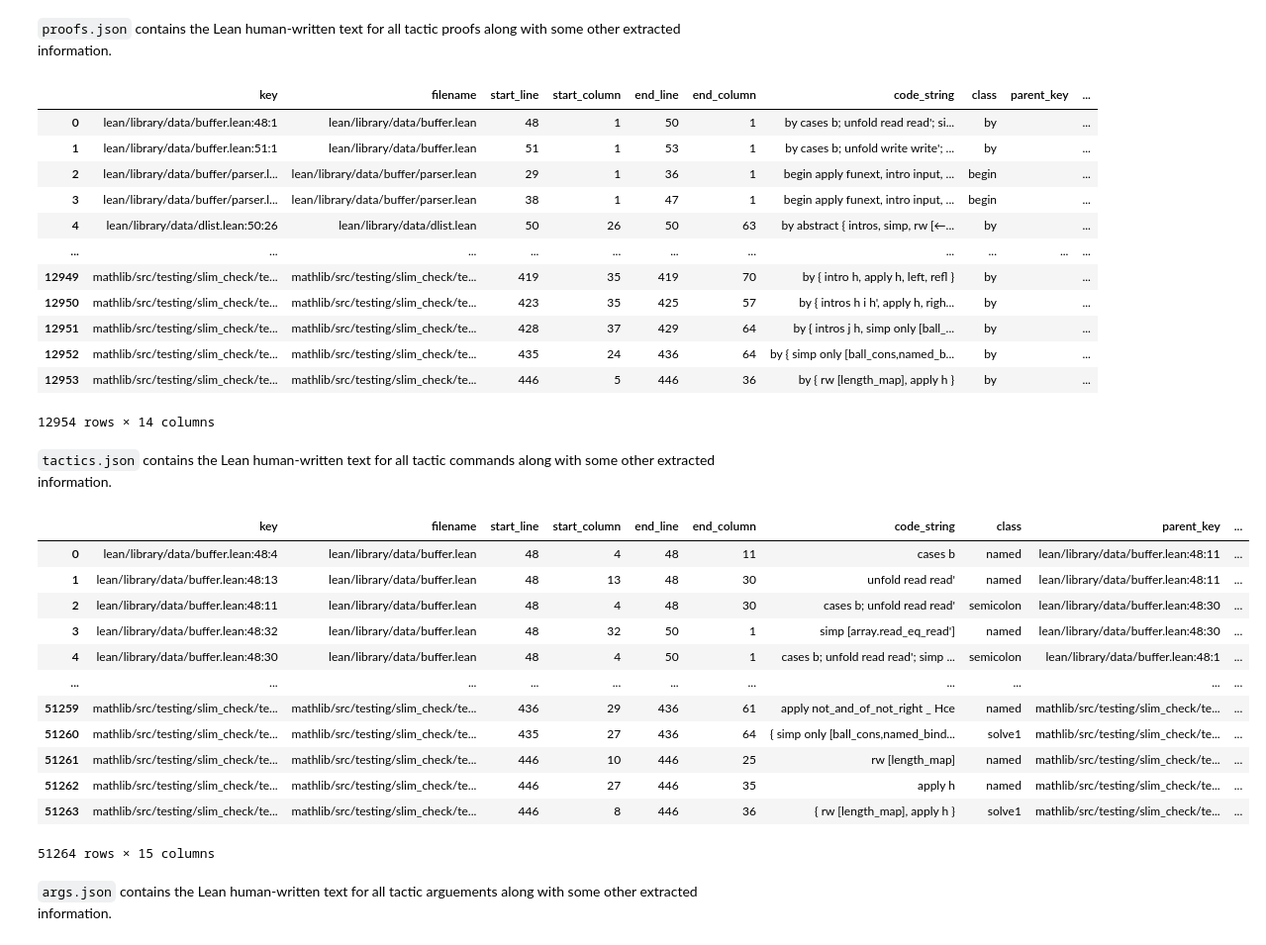
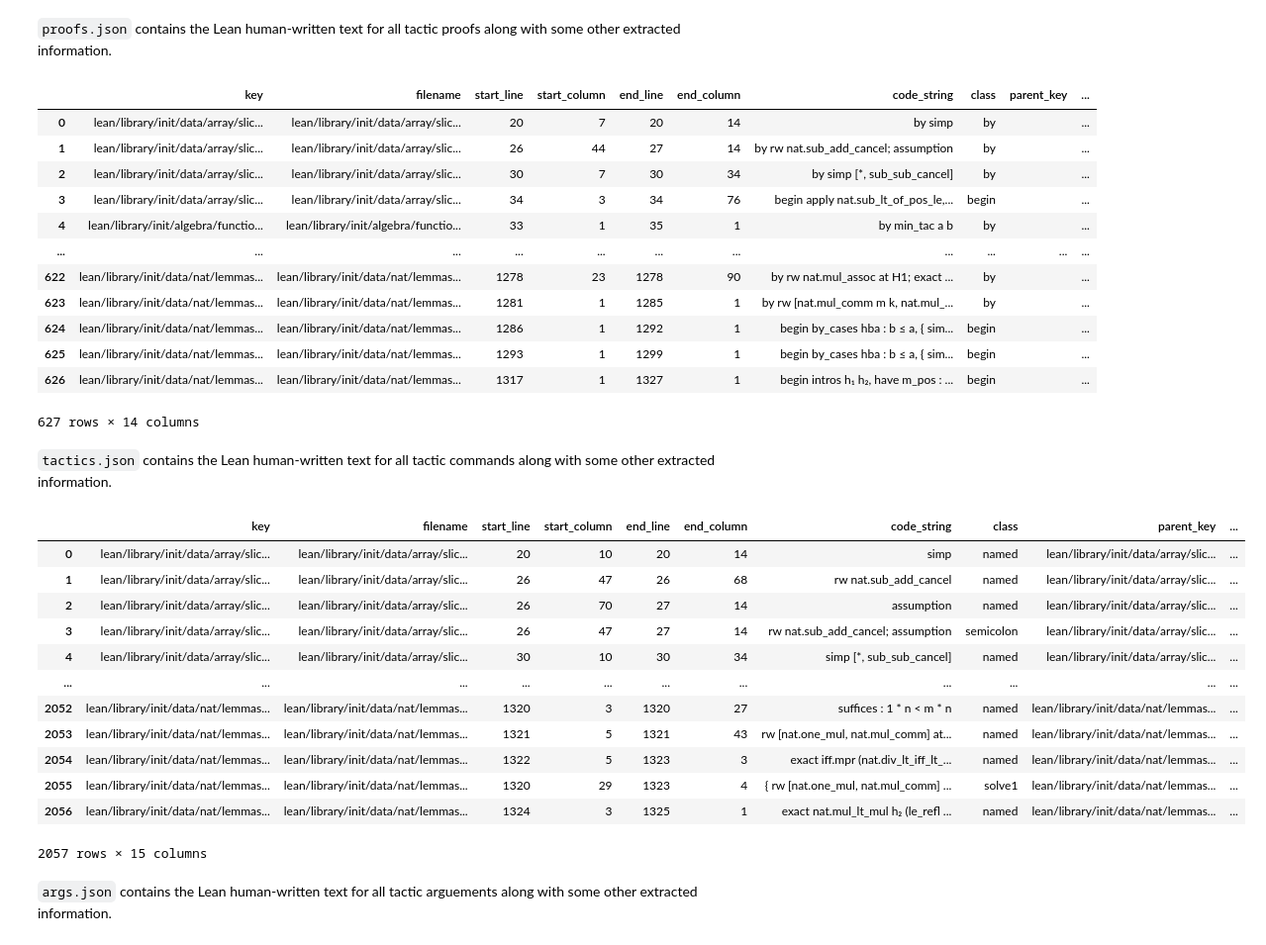
Before and after one commit to jasonrute/lean_proof_recording, a Jupyter notebook: data_examples.ipynb, the cells around one changed output. Shown at 99% size. Cells and saved outputs as stored; diff of their text form; code cells hidden in the pictures.

```diff
--- a/data_examples.ipynb
+++ b/data_examples.ipynb
@@ -12,5 +10,5 @@ import numpy as np
 # %%
-DATA_DIRECTORY = './data/'  # change as necessary
+DATA_DIRECTORY = Path("./data/")  # change as necessary
 # %% [markdown]
 ## The traced data
 # %% [markdown]
@@ -141,41 +149,49 @@ proof_trees[0]
 # %% [markdown]
 `proofs.json` contains the Lean human-written text for all tactic proofs along with some other extracted information.
 # %%
-proofs = pd.read_json(DATA_DIRECTORY + 'extracted_proof_data/proofs.json', orient='records')
+proofs = pd.read_json(
+    DATA_DIRECTORY / "extracted_proof_data" / "proofs.jsonl",
+    orient="records",
+    lines=True
+)
 proofs
 # %% [output]
 |  | key | filename | start_line | start_column | end_line | end_column | code_string | class | parent_key | ... |
-| 0 | lean/library/data/buffer.lean:48:1 | lean/library/data/buffer.lean | 48 | 1 | 50 | 1 | by cases b; unfold read read'; si... | by |  | ... |
-| 1 | lean/library/data/buffer.lean:51:1 | lean/library/data/buffer.lean | 51 | 1 | 53 | 1 | by cases b; unfold write write'; ... | by |  | ... |
-| 2 | lean/library/data/buffer/parser.l... | lean/library/data/buffer/parser.lean | 29 | 1 | 36 | 1 | begin apply funext, intro input, ... | begin |  | ... |
-| 3 | lean/library/data/buffer/parser.l... | lean/library/data/buffer/parser.lean | 38 | 1 | 47 | 1 | begin apply funext, intro input, ... | begin |  | ... |
-| 4 | lean/library/data/dlist.lean:50:26 | lean/library/data/dlist.lean | 50 | 26 | 50 | 63 | by abstract { intros, simp, rw [←... | by |  | ... |
+| 0 | lean/library/init/data/array/slic... | lean/library/init/data/array/slic... | 20 | 7 | 20 | 14 | by simp | by |  | ... |
+| 1 | lean/library/init/data/array/slic... | lean/library/init/data/array/slic... | 26 | 44 | 27 | 14 | by rw nat.sub_add_cancel; assumption | by |  | ... |
+| 2 | lean/library/init/data/array/slic... | lean/library/init/data/array/slic... | 30 | 7 | 30 | 34 | by simp [*, sub_sub_cancel] | by |  | ... |
+| 3 | lean/library/init/data/array/slic... | lean/library/init/data/array/slic... | 34 | 3 | 34 | 76 | begin apply nat.sub_lt_of_pos_le,... | begin |  | ... |
+| 4 | lean/library/init/algebra/functio... | lean/library/init/algebra/functio... | 33 | 1 | 35 | 1 | by min_tac a b | by |  | ... |
 | ... | ... | ... | ... | ... | ... | ... | ... | ... | ... | ... |
-| 12949 | mathlib/src/testing/slim_check/te... | mathlib/src/testing/slim_check/te... | 419 | 35 | 419 | 70 | by { intro h, apply h, left, refl } | by |  | ... |
-| 12950 | mathlib/src/testing/slim_check/te... | mathlib/src/testing/slim_check/te... | 423 | 35 | 425 | 57 | by { intros h i h', apply h, righ... | by |  | ... |
-| 12951 | mathlib/src/testing/slim_check/te... | mathlib/src/testing/slim_check/te... | 428 | 37 | 429 | 64 | by { intros j h, simp only [ball_... | by |  | ... |
-| 12952 | mathlib/src/testing/slim_check/te... | mathlib/src/testing/slim_check/te... | 435 | 24 | 436 | 64 | by { simp only [ball_cons,named_b... | by |  | ... |
-| 12953 | mathlib/src/testing/slim_check/te... | mathlib/src/testing/slim_check/te... | 446 | 5 | 446 | 36 | by { rw [length_map], apply h } | by |  | ... |
+| 622 | lean/library/init/data/nat/lemmas... | lean/library/init/data/nat/lemmas... | 1278 | 23 | 1278 | 90 | by rw nat.mul_assoc at H1; exact ... | by |  | ... |
+| 623 | lean/library/init/data/nat/lemmas... | lean/library/init/data/nat/lemmas... | 1281 | 1 | 1285 | 1 | by rw [nat.mul_comm m k, nat.mul_... | by |  | ... |
+| 624 | lean/library/init/data/nat/lemmas... | lean/library/init/data/nat/lemmas... | 1286 | 1 | 1292 | 1 | begin by_cases hba : b ≤ a, { sim... | begin |  | ... |
+| 625 | lean/library/init/data/nat/lemmas... | lean/library/init/data/nat/lemmas... | 1293 | 1 | 1299 | 1 | begin by_cases hba : b ≤ a, { sim... | begin |  | ... |
+| 626 | lean/library/init/data/nat/lemmas... | lean/library/init/data/nat/lemmas... | 1317 | 1 | 1327 | 1 | begin intros h₁ h₂, have m_pos : ... | begin |  | ... |
-12954 rows × 14 columns
+627 rows × 14 columns
 # %% [markdown]
 `tactics.json` contains the Lean human-written text for all tactic commands along with some other extracted information.
 # %%
-tactics = pd.read_json(DATA_DIRECTORY + 'extracted_proof_data/tactics.json', orient='records')
+tactics = pd.read_json(
+    DATA_DIRECTORY / "extracted_proof_data" / "tactics.jsonl",
+    orient='records',
+    lines=True
+)
 tactics
 # %% [output]
 |  | key | filename | start_line | start_column | end_line | end_column | code_string | class | parent_key | ... |
-| 0 | lean/library/data/buffer.lean:48:4 | lean/library/data/buffer.lean | 48 | 4 | 48 | 11 | cases b | named | lean/library/data/buffer.lean:48:11 | ... |
-| 1 | lean/library/data/buffer.lean:48:13 | lean/library/data/buffer.lean | 48 | 13 | 48 | 30 | unfold read read' | named | lean/library/data/buffer.lean:48:11 | ... |
-| 2 | lean/library/data/buffer.lean:48:11 | lean/library/data/buffer.lean | 48 | 4 | 48 | 30 | cases b; unfold read read' | semicolon | lean/library/data/buffer.lean:48:30 | ... |
-| 3 | lean/library/data/buffer.lean:48:32 | lean/library/data/buffer.lean | 48 | 32 | 50 | 1 | simp [array.read_eq_read'] | named | lean/library/data/buffer.lean:48:30 | ... |
-| 4 | lean/library/data/buffer.lean:48:30 | lean/library/data/buffer.lean | 48 | 4 | 50 | 1 | cases b; unfold read read'; simp ... | semicolon | lean/library/data/buffer.lean:48:1 | ... |
+| 0 | lean/library/init/data/array/slic... | lean/library/init/data/array/slic... | 20 | 10 | 20 | 14 | simp | named | lean/library/init/data/array/slic... | ... |
+| 1 | lean/library/init/data/array/slic... | lean/library/init/data/array/slic... | 26 | 47 | 26 | 68 | rw nat.sub_add_cancel | named | lean/library/init/data/array/slic... | ... |
+| 2 | lean/library/init/data/array/slic... | lean/library/init/data/array/slic... | 26 | 70 | 27 | 14 | assumption | named | lean/library/init/data/array/slic... | ... |
+| 3 | lean/library/init/data/array/slic... | lean/library/init/data/array/slic... | 26 | 47 | 27 | 14 | rw nat.sub_add_cancel; assumption | semicolon | lean/library/init/data/array/slic... | ... |
+| 4 | lean/library/init/data/array/slic... | lean/library/init/data/array/slic... | 30 | 10 | 30 | 34 | simp [*, sub_sub_cancel] | named | lean/library/init/data/array/slic... | ... |
 | ... | ... | ... | ... | ... | ... | ... | ... | ... | ... | ... |
-| 51259 | mathlib/src/testing/slim_check/te... | mathlib/src/testing/slim_check/te... | 436 | 29 | 436 | 61 | apply not_and_of_not_right _ Hce | named | mathlib/src/testing/slim_check/te... | ... |
-| 51260 | mathlib/src/testing/slim_check/te... | mathlib/src/testing/slim_check/te... | 435 | 27 | 436 | 64 | { simp only [ball_cons,named_bind... | solve1 | mathlib/src/testing/slim_check/te... | ... |
-| 51261 | mathlib/src/testing/slim_check/te... | mathlib/src/testing/slim_check/te... | 446 | 10 | 446 | 25 | rw [length_map] | named | mathlib/src/testing/slim_check/te... | ... |
-| 51262 | mathlib/src/testing/slim_check/te... | mathlib/src/testing/slim_check/te... | 446 | 27 | 446 | 35 | apply h | named | mathlib/src/testing/slim_check/te... | ... |
-| 51263 | mathlib/src/testing/slim_check/te... | mathlib/src/testing/slim_check/te... | 446 | 8 | 446 | 36 | { rw [length_map], apply h } | solve1 | mathlib/src/testing/slim_check/te... | ... |
+| 2052 | lean/library/init/data/nat/lemmas... | lean/library/init/data/nat/lemmas... | 1320 | 3 | 1320 | 27 | suffices : 1 * n < m * n | named | lean/library/init/data/nat/lemmas... | ... |
+| 2053 | lean/library/init/data/nat/lemmas... | lean/library/init/data/nat/lemmas... | 1321 | 5 | 1321 | 43 | rw [nat.one_mul, nat.mul_comm] at... | named | lean/library/init/data/nat/lemmas... | ... |
+| 2054 | lean/library/init/data/nat/lemmas... | lean/library/init/data/nat/lemmas... | 1322 | 5 | 1323 | 3 | exact iff.mpr (nat.div_lt_iff_lt_... | named | lean/library/init/data/nat/lemmas... | ... |
+| 2055 | lean/library/init/data/nat/lemmas... | lean/library/init/data/nat/lemmas... | 1320 | 29 | 1323 | 4 | { rw [nat.one_mul, nat.mul_comm] ... | solve1 | lean/library/init/data/nat/lemmas... | ... |
+| 2056 | lean/library/init/data/nat/lemmas... | lean/library/init/data/nat/lemmas... | 1324 | 3 | 1325 | 1 | exact nat.mul_lt_mul h₂ (le_refl ... | named | lean/library/init/data/nat/lemmas... | ... |
-51264 rows × 15 columns
+2057 rows × 15 columns
 # %% [markdown]
 `args.json` contains the Lean human-written text for all tactic arguements along with some other extracted information.
 # %%
```
Also changed, not shown: parts of 27 cells of this notebook.
